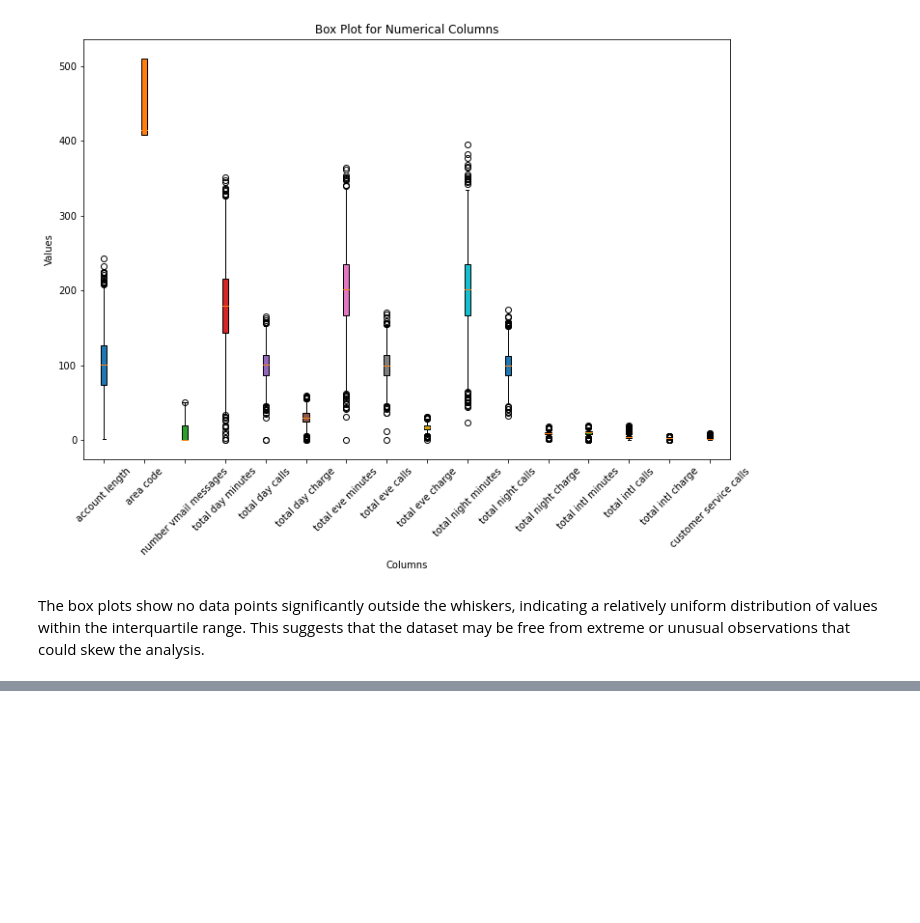
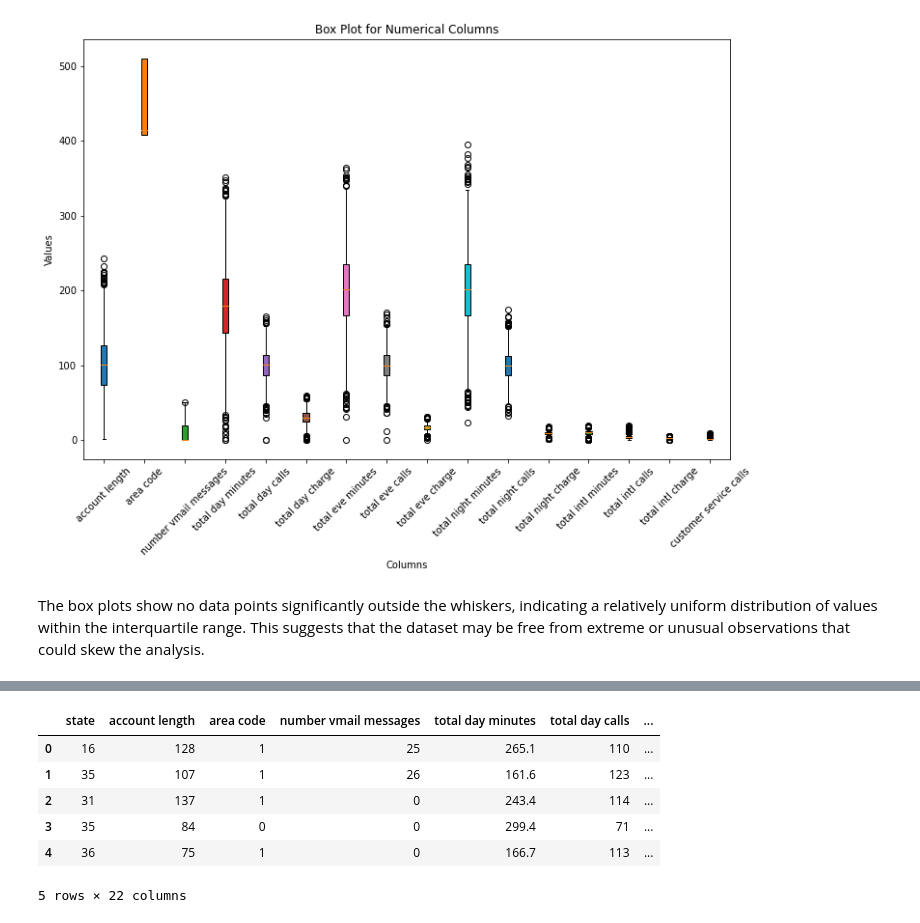
Before and after one commit to Agai-Beryl/Predicting-Customer-Churn-For-A-Leading-Telco-Using-Machine-Learning, a Jupyter notebook: MachineLearning.ipynb, the cells around one changed output, grey strips where cells are left out. Drawn from its saved outputs; the diff is of its cells as text; code cells hidden in the pictures; blank space fills up the shorter version.

Commit message:
Encoding categorical variables

```diff
--- a/MachineLearning.ipynb
+++ b/MachineLearning.ipynb
@@ -550,0 +557,4 @@ The box plots show no data points significantly outside the whiskers, indicating
+# %%
+#Dropping phone_number
+
+dataset.drop(columns=['phone number'], inplace=True)
@@ -550,0 +587,52 @@ The box plots show no data points significantly outside the whiskers, indicating
+# %%
+#Instatntiating the class and initializing it
+
+class DataEncoder:
+    def __init__(self, dataset):
+        self.dataset = dataset
+
+    def one_hot_encode(self):
+        # Select categorical columns for one-hot encoding
+        categorical_columns = ['international plan', 'voice mail plan']
+
+        # Perform one-hot encoding for categorical columns
+        one_hot_encoded_features = pd.get_dummies(self.dataset[categorical_columns])
+        return one_hot_encoded_features
+
+    def label_encode(self, column):
+        # Initialize LabelEncoder for a specific column
+        label_encoder = LabelEncoder()
+
+        # Fit label encoder and transform the specified column
+        self.dataset[column] = label_encoder.fit_transform(self.dataset[column])
+        return self.dataset
+
+    def encode_dataset(self):
+        # Perform one-hot encoding
+        one_hot_encoded_features = self.one_hot_encode()
+
+        # Perform label encoding for 'state' and 'area code'
+        self.label_encode('state')
+        self.label_encode('area code')
+
+        # Concatenate one-hot encoded features with the original dataset
+        # Drop the original categorical columns that were one-hot encoded and label encoded to avoid redundancy
+        final_encoded_dataset = pd.concat([self.dataset.drop(columns=['international plan', 'voice mail plan']), one_hot_encoded_features], axis=1)
+
+        return final_encoded_dataset
+
+# Example usage
+# Assuming 'dataset' is the loaded DataFrame
+encoder = DataEncoder(dataset)
+final_encoded_dataset = encoder.encode_dataset()
+
+# Display final encoded dataset
+final_encoded_dataset.head()
+# %% [output]
+|  | state | account length | area code | number vmail messages | total day minutes | total day calls | ... |
+| 0 | 16 | 128 | 1 | 25 | 265.1 | 110 | ... |
+| 1 | 35 | 107 | 1 | 26 | 161.6 | 123 | ... |
+| 2 | 31 | 137 | 1 | 0 | 243.4 | 114 | ... |
+| 3 | 35 | 84 | 0 | 0 | 299.4 | 71 | ... |
+| 4 | 36 | 75 | 1 | 0 | 166.7 | 113 | ... |
+5 rows × 22 columns
```
Also changed, not shown: parts of 2 cells of this notebook.
